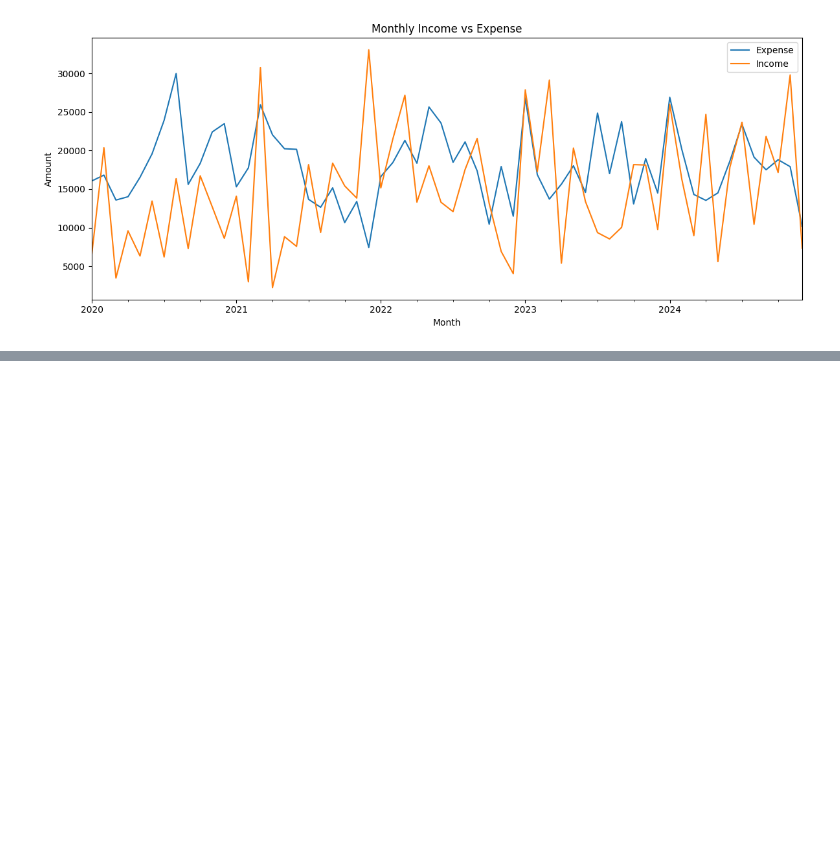
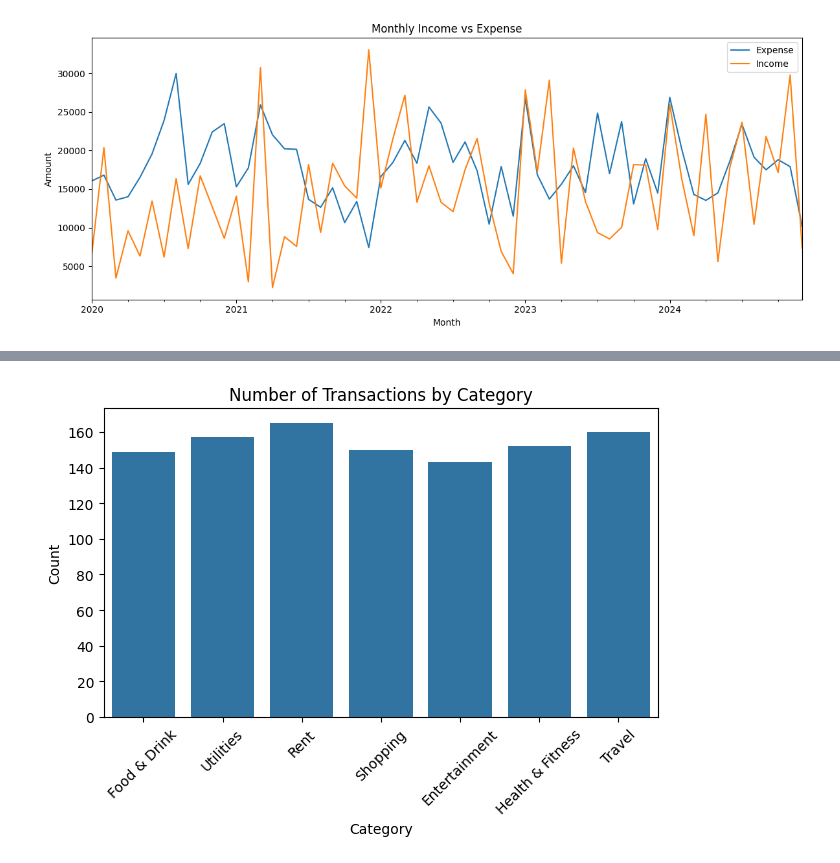
Before and after one commit to YASH280626/expense-tracker, a Jupyter notebook: analytics/analysis.ipynb, the cells around one changed output, grey strips where cells are left out. Cells and saved outputs as stored; diff of their text form; code cells hidden in the pictures; blank space fills up the shorter version.

```diff
--- a/analytics/analysis.ipynb
+++ b/analytics/analysis.ipynb
@@ -608,0 +662,10 @@ plt.show()
+# %%
+sns.countplot(data=expense_df, x='Category')
+plt.title('Number of Transactions by Category')
+plt.xlabel('Category')
+plt.ylabel('Count')
+plt.xticks(rotation=45)
+plt.tight_layout()
+plt.show()
+# %% [output]
+[figure, added]
```
Also changed, not shown: parts of 10 cells of this notebook.
